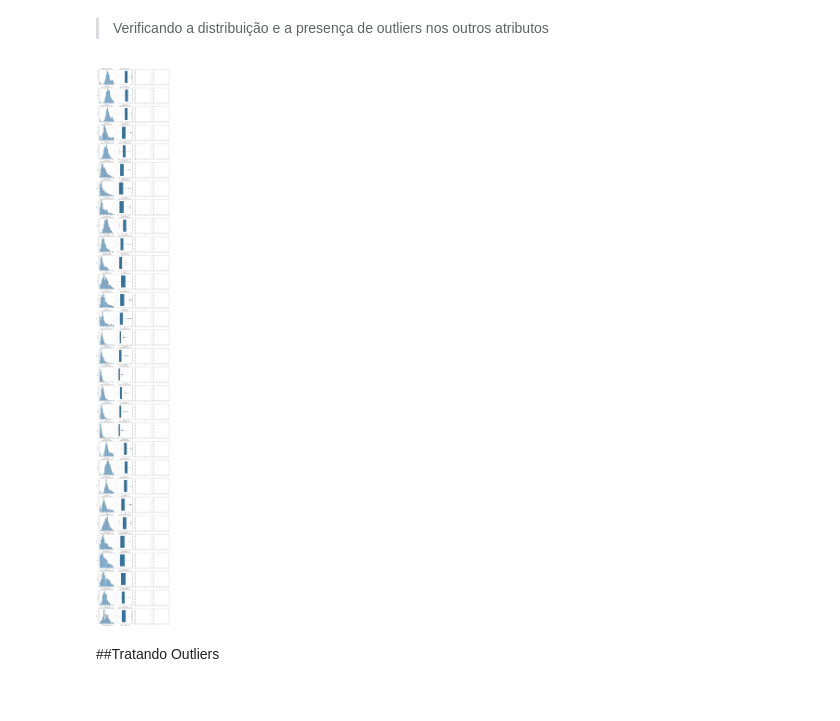
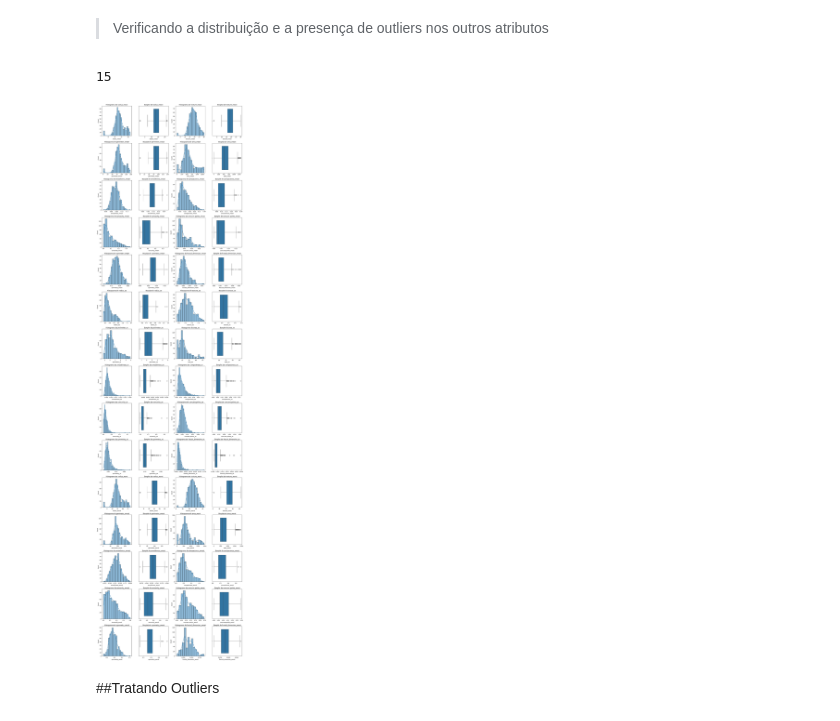
Before and after one commit to eldercamposds/Breast-Cancer-Wisconsin-Diagnostic-Data-Set., a Jupyter notebook: Breast_Cancer_Wisconsin_(Diagnostic)_Data_Set.ipynb, the cells around one changed output. Cells and saved outputs as stored; diff of their text form; code cells hidden in the pictures.

Commit message:
melhorando função de plot_hist_box()

```diff
--- a/Breast_Cancer_Wisconsin_(Diagnostic)_Data_Set.ipynb
+++ b/Breast_Cancer_Wisconsin_(Diagnostic)_Data_Set.ipynb
@@ -205,34 +205,48 @@ sns.countplot(data=data, x="diagnosis")
 > Verificando a distribuição e a presença de outliers nos outros atributos
 # %%
 import matplotlib.pyplot as plt
+# %%
+colunas = data.select_dtypes(include=['float64', 'int64']).columns
+num_colunas = int(len(colunas) /2)
+num_colunas
+# %% [output]
+15
 # %%
 # Configuração dos gráficos
 #df = data
 
 # Suprimir warnings
 import warnings
 warnings.filterwarnings("ignore")
 
 def plot_hist_box(df):
   colunas = df.select_dtypes(include=['float64', 'int64']).columns
-  num_colunas = len(colunas)
+  num_colunas = int(len(colunas) / 2)
   fig, axes = plt.subplots(num_colunas, 4, figsize=(16, 4 * num_colunas))
 
+  coluna_hist = 0
+  coluna_box = 1
+  linha = 0
   # Plotar histograma e boxplot para cada coluna
   for i, coluna in enumerate(colunas):
-      sns.histplot(df[coluna], kde=True, ax=axes[i, 0])
-      axes[i, 0].set_title(f'Histograma de {coluna}')
+      sns.histplot(df[coluna], kde=True, ax=axes[linha][coluna_hist])
+      axes[linha, coluna_hist].set_title(f'Histograma de {coluna}')
 
-      sns.boxplot(x=df[coluna], ax=axes[i, 1])
-      axes[i, 1].set_title(f'Boxplot de {coluna}')
-
+      sns.boxplot(x=df[coluna], ax=axes[linha][coluna_box])
+      axes[linha, coluna_box].set_title(f'Boxplot de {coluna}')
+      coluna_hist += 2
+      coluna_box += 2
+      if coluna_box > 3:
+        linha += 1
+        coluna_box = 1
+        coluna_hist = 0
   # Ajustar layout
   plt.tight_layout()
   plt.show();
 
 plot_hist_box(data)
 # %% [output]
-[figure, old version]
+[figure, new version]
 # %% [markdown]
 ##Tratando Outliers
 # %%
```
